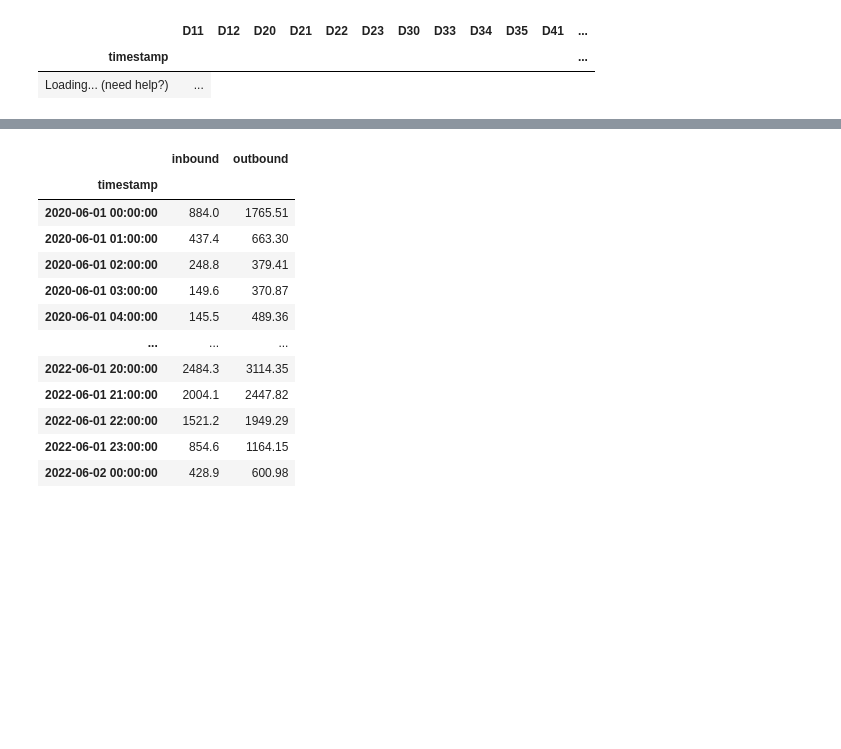
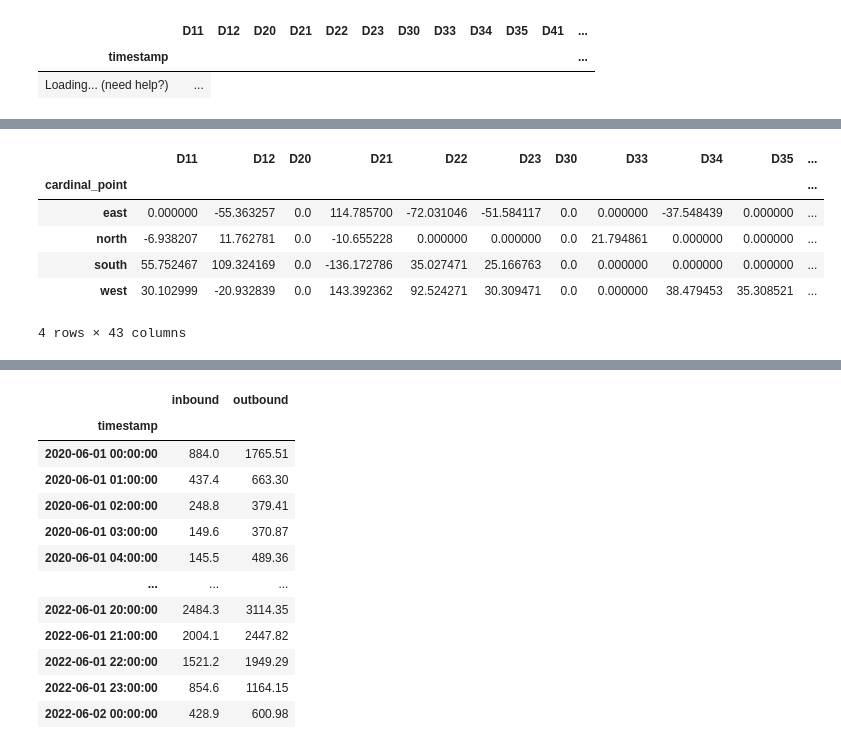
Before and after one commit to cathrinr/driving_change, a Jupyter notebook: traffic_data_transformation_2020-2022_2nd.ipynb, the cells around one changed output, grey strips where cells are left out. Saved outputs shown, nothing was run; the diff lists cells and outputs as text; code cells hidden in the pictures; blank space fills up the shorter version.

```diff
--- a/traffic_data_transformation_2020-2022_2nd.ipynb
+++ b/traffic_data_transformation_2020-2022_2nd.ipynb
@@ -581,3 +583,6 @@ D21
 #             bel_d_df_group.at[timestamp, column_name] *= 0
 # %%
 result.drop(columns = 'intersections', inplace=True)
+# %%
+result_before_filtering = result.copy()
+result_before_filtering
@@ -583,0 +604,17 @@ result.drop(columns = 'intersections', inplace=True)
+# %%
+cardinal_points_dict  = {'west' : ['A001', 'A126', 'A160'], 'east' : ['A027', 'A036'], 'north' : ['A111', 'A033', 'A069', 'A090', 'A010', 'A011'], 'south': ['A020', 'A015', 'A067']}
+#north = # 'A008',
+# %%
+result_before_filtering['cardinal_point'] = ''
+for cardinal, values in cardinal_points_dict.items():
+    result_before_filtering['cardinal_point'] = result_before_filtering.apply(lambda row: cardinal if any(val in row['intersections'] for val in values) else row['cardinal_point'], axis=1)
+# %%
+result_before_filtering.loc[result_before_filtering['intersections'] == 'A010']
+# %% [output]
+|  | D11 | D12 | D20 | D21 | D22 | D23 | D30 | D33 | D34 | D35 | ... |
+| cardinal_point |  |  |  |  |  |  |  |  |  |  | ... |
+| east | 0.000000 | -55.363257 | 0.0 | 114.785700 | -72.031046 | -51.584117 | 0.0 | 0.000000 | -37.548439 | 0.000000 | ... |
+| north | -6.938207 | 11.762781 | 0.0 | -10.655228 | 0.000000 | 0.000000 | 0.0 | 21.794861 | 0.000000 | 0.000000 | ... |
+| south | 55.752467 | 109.324169 | 0.0 | -136.172786 | 35.027471 | 25.166763 | 0.0 | 0.000000 | 0.000000 | 0.000000 | ... |
+| west | 30.102999 | -20.932839 | 0.0 | 143.392362 | 92.524271 | 30.309471 | 0.0 | 0.000000 | 38.479453 | 35.308521 | ... |
+4 rows × 43 columns
```
Also changed, not shown: parts of 7 cells of this notebook.
